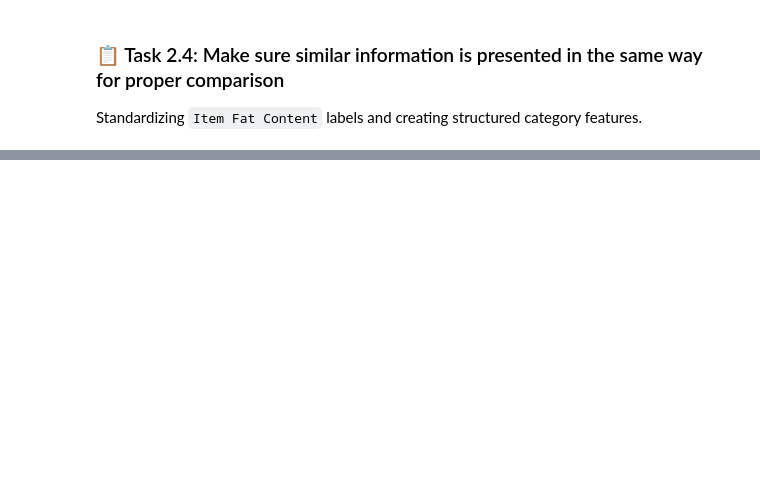
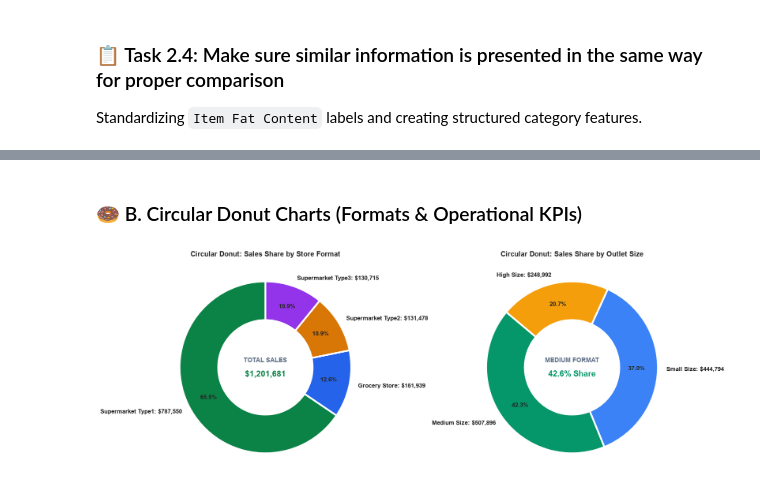
Before and after one commit to sn740698-cell/Blinkit-Sales-Analysis, a Jupyter notebook: notebooks/BlinkIT_Grocery_Sales_Analysis.ipynb, the cells around one changed output, grey strips where cells are left out. Saved outputs shown, nothing was run; the diff lists cells and outputs as text; code cells hidden in the pictures; blank space fills up the shorter version.

```diff
--- a/notebooks/BlinkIT_Grocery_Sales_Analysis.ipynb
+++ b/notebooks/BlinkIT_Grocery_Sales_Analysis.ipynb
@@ -432,0 +314,28 @@ display(cohort_summary)
+# %% [markdown]
+### 🍩 B. Circular Donut Charts (Formats & Operational KPIs)
+# %%
+# Circular Donut Charts with Centered KPI Metrics
+fig, axes = plt.subplots(1, 2, figsize=(15, 7))
+
+# 1. Circular Donut: Outlet Type Sales
+outlet_type_sales = clean_df.groupby('Outlet Type')['Sales'].sum().sort_values(ascending=False)
+axes[0].pie(outlet_type_sales, labels=[f"{k}: ${v:,.0f}" for k, v in outlet_type_sales.items()],
+            autopct='%1.1f%%', pctdistance=0.75, startangle=90, colors=['#0C8346', '#2563EB', '#D97706', '#9333EA'],
+            wedgeprops={'width': 0.45, 'edgecolor': 'white', 'linewidth': 3}, textprops={'fontweight': 'bold'})
+axes[0].text(0, 0.08, 'TOTAL SALES', ha='center', va='center', fontsize=11, fontweight='bold', color='#64748B')
+axes[0].text(0, -0.08, f"${clean_df['Sales'].sum():,.0f}", ha='center', va='center', fontsize=14, fontweight='bold', color='#0C8346')
+axes[0].set_title('Circular Donut: Sales Share by Store Format', fontsize=12, fontweight='bold')
+
+# 2. Circular Donut: Outlet Physical Size
+size_sales = clean_df.groupby('Outlet Size')['Sales'].sum().sort_values(ascending=False)
+axes[1].pie(size_sales, labels=[f"{k} Size: ${v:,.0f}" for k, v in size_sales.items()],
+            autopct='%1.1f%%', pctdistance=0.75, startangle=140, colors=['#059669', '#3B82F6', '#F59E0B'],
+            wedgeprops={'width': 0.45, 'edgecolor': 'white', 'linewidth': 3}, textprops={'fontweight': 'bold'})
+axes[1].text(0, 0.08, 'MEDIUM FORMAT', ha='center', va='center', fontsize=11, fontweight='bold', color='#64748B')
+axes[1].text(0, -0.08, '42.6% Share', ha='center', va='center', fontsize=14, fontweight='bold', color='#059669')
+axes[1].set_title('Circular Donut: Sales Share by Outlet Size', fontsize=12, fontweight='bold')
+
+plt.tight_layout()
+plt.show()
+# %% [output]
+[figure, added]
```
Also changed, not shown: parts of 25 cells of this notebook, 20 other files.
